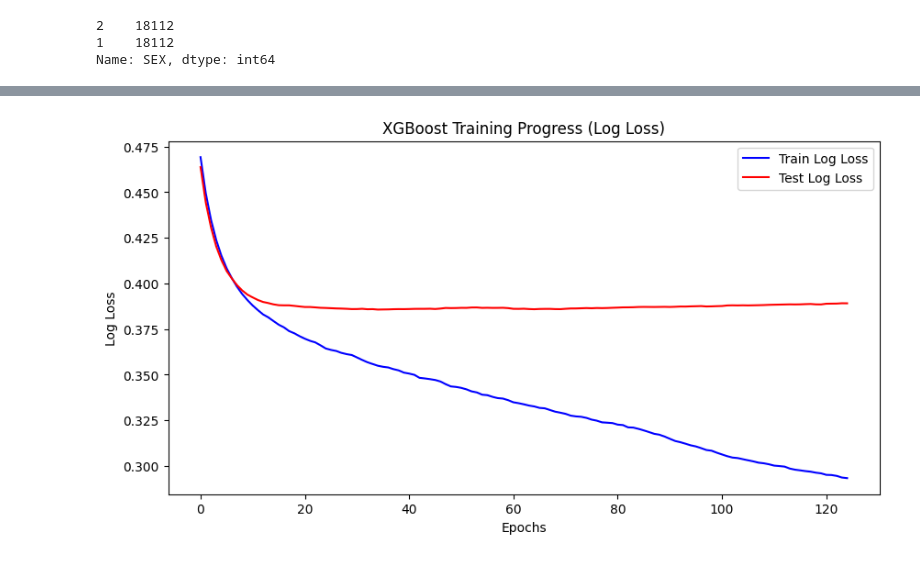
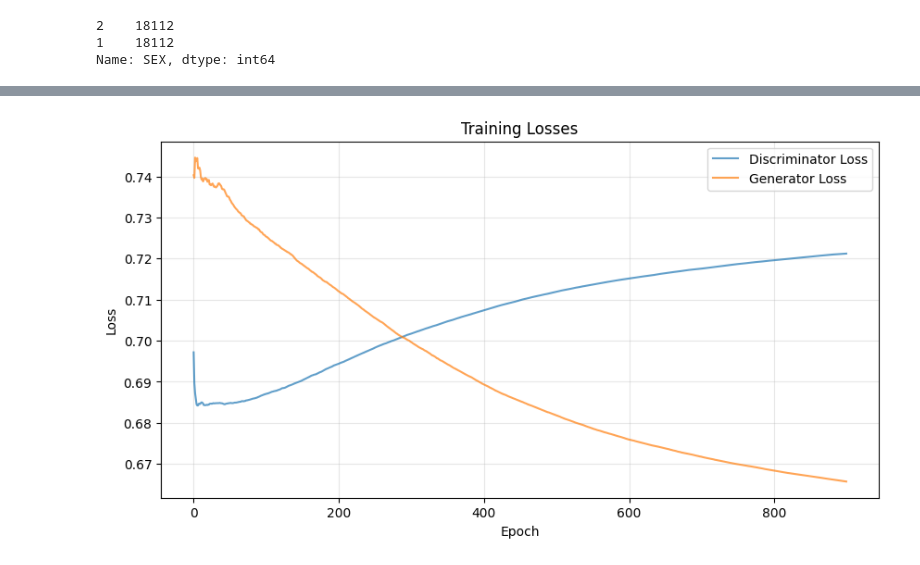
Before and after one commit to Jui1337/responsible-ai-security, a Jupyter notebook: rai-img-merged/Error-analysis-mitigation-1.ipynb, the cells around one changed output, grey strips where cells are left out. Saved outputs shown, nothing was run; the diff lists cells and outputs as text; code cells hidden in the pictures.

Commit message:
changes for data balancing added and then subtracted.

```diff
--- a/rai-img-merged/Error-analysis-mitigation-1.ipynb
+++ b/rai-img-merged/Error-analysis-mitigation-1.ipynb
@@ -38,14 +288,4 @@ Name: SEX, dtype: int64
 # %%
-import matplotlib.pyplot as plt
-from sklearn.pipeline import Pipeline
-from sklearn.impute import SimpleImputer
-from sklearn.model_selection import train_test_split
-from sklearn.preprocessing import StandardScaler, OneHotEncoder
-from sklearn.compose import ColumnTransformer
-import xgboost as xgb
-from packaging import version
-import sklearn
-from sklearn.metrics import accuracy_score, classification_report
 
 def split_label(dataset, target_feature):
     X = dataset.drop([target_feature], axis=1)
@@ -60,9 +300,11 @@ else:
 
 def create_classification_pipeline(X):
     pipe_cfg = {
-        'num_cols': X.dtypes[X.dtypes == 'int64'].index.values.tolist(),
-        'cat_cols': X.dtypes[X.dtypes == 'object'].index.values.tolist(),
+        'num_cols': X.select_dtypes(include=['int64', 'float64', 'float32']).columns.tolist(),
+        'cat_cols': X.select_dtypes(include=['object']).columns.tolist(),
     }
+    print("Numerical columns:", pipe_cfg['num_cols'])
+    print("Categorical columns:", pipe_cfg['cat_cols'])
     num_pipe = Pipeline([
         ('num_imputer', SimpleImputer(strategy='median')),
         ('num_scaler', StandardScaler())
@@ -101,21 +343,25 @@ categorical_features = []
 X, y = split_label(df, target_feature)
 
 # Split data into train and test sets
-X_train_og, X_test_og, y_train, y_test = train_test_split(X, y, test_size=0.25, random_state=40)
+X_train, X_test, y_train, y_test = train_test_split(X, y, test_size=0.25, random_state=40)
+print(X_train.shape)
+
+features = X_train.columns.tolist()
+classes = np.unique(y_train).tolist()
 
 # Create the classification pipeline
-pipeline = create_classification_pipeline(X_train_og)
+pipeline = create_classification_pipeline(X_train)
 
 # Fit the preprocessor separately to extract feature names
-pipeline.named_steps['preprocessor'].fit(X_train_og)
+pipeline.named_steps['preprocessor'].fit(X_train)
 
 # Extract transformed feature names safely
 if hasattr(pipeline.named_steps['preprocessor'], "get_feature_names_out"):
     feature_names = pipeline.named_steps['preprocessor'].get_feature_names_out()
 else:
     # Manually construct feature names (for older sklearn versions)
-    num_cols = X_train_og.select_dtypes(include=['int64', 'float64']).columns.tolist()
-    cat_cols = X_train_og.select_dtypes(include=['object']).columns.tolist()
+    num_cols = X_train.select_dtypes(include=['int64', 'float64']).columns.tolist()
+    cat_cols = X_train.select_dtypes(include=['object']).columns.tolist()
     feature_names = num_cols + cat_cols  # Not perfect, but works if get_feature_names_out() is missing
 
 # Convert y_train and y_test to NumPy arrays
@@ -124,13 +370,12 @@ y_test = y_test.to_numpy()
 
 # Extract XGBClassifier separately and fit with eval_set
 xgb_model = pipeline.named_steps['model']
-model = xgb_model.fit(pipeline.named_steps['preprocessor'].transform(X_train_og), y_train,
-              eval_set=[(pipeline.named_steps['preprocessor'].transform(X_train_og), y_train),
-                        (pipeline.named_steps['preprocessor'].transform(X_test_og), y_test)], verbose=False)
+model = xgb_model.fit(pipeline.named_steps['preprocessor'].transform(X_train), y_train,
+              eval_set=[(pipeline.named_steps['preprocessor'].transform(X_train), y_train),
+                        (pipeline.named_steps['preprocessor'].transform(X_test), y_test)], verbose=False)
 
 # Make predictions
-y_pred = xgb_model.predict(pipeline.named_steps['preprocessor'].transform(X_test_og))
-
+y_pred = xgb_model.predict(pipeline.named_steps['preprocessor'].transform(X_test))
 # Compute accuracy and classification report
 accuracy = accuracy_score(y_test, y_pred)
 class_report = classification_report(y_test, y_pred)
@@ -149,13 +394,40 @@ test_log_loss = evals_result['validation_1']['logloss'][-1]
 print(f"Final Training Log Loss: {train_log_loss:.4f}")
 print(f"Final Test Log Loss: {test_log_loss:.4f}")
 
-# Plot training and validation log loss
-plt.figure(figsize=(10, 5))
-plt.plot(evals_result['validation_0']['logloss'], label='Train Log Loss', color='blue')
-plt.plot(evals_result['validation_1']['logloss'], label='Test Log Loss', color='red')
-plt.xlabel("Epochs")
-plt.ylabel("Log Loss")
-plt.title("XGBoost Training Progress (Log Loss)")
-plt.legend()
-plt.show()
+# Convert y_train to a simple 1D array of integers
+y_train_flat = np.ravel(y_train).astype(int)
+
+print(f"After conversion - Shape: {y_train_flat.shape}, Dtype: {y_train_flat.dtype}")
+print(f"First few values after conversion: {y_train_flat[:5]}")
+
+# Now try bincount with the flattened array
+class_counts = np.bincount(y_train_flat)
+print(f"Class distribution: Class 0: {class_counts[0]}, Class 1: {class_counts[1]}")
+
+# Make a clean copy of X_train as a simple 2D array
+X_train_array = np.array(X_train, dtype=np.float32)
+
+# Initialize the CGAN
+data_dim = X_train_array.shape[1]  # Number of features
+latent_dim = 120  # Size of noise vector
+
+# Initialize and train the CGAN
+cgan = CGAN(data_dim, latent_dim=latent_dim)
+
+X_train_array = (X_train_array - X_train_array.min()) / (X_train_array.max() - X_train_array.min())
+
+# Train the model
+cgan.train(X_train_array, y_train_flat, epochs=900, batch_size=64, sample_interval=100)
+
+X_balanced, y_balanced = cgan.balance_dataset(X_train, y_train, target_ratio=0.5)
+
+# Generate synthetic samples for the minority class
+n_synthetic = 7000
+synthetic_samples, synthetic_labels = cgan.generate_samples(num_samples=n_synthetic, target_class=1)
+
+print(f"Generated {n_synthetic} synthetic samples for class 1 (default payment)")
+
+# Combine with original dataset
+X_augmented = np.vstack([X_train_array, synthetic_samples])
+y_augmented = np.concatenate([y_train_flat, synthetic_labels.flatten()])
 # %% [output]
@@ -178 +466 @@ Final Test Log Loss: 0.3891
-[figure, old version]
+[figure, new version]
```
Also changed, not shown: parts of 10 cells of this notebook, 2 other files.
